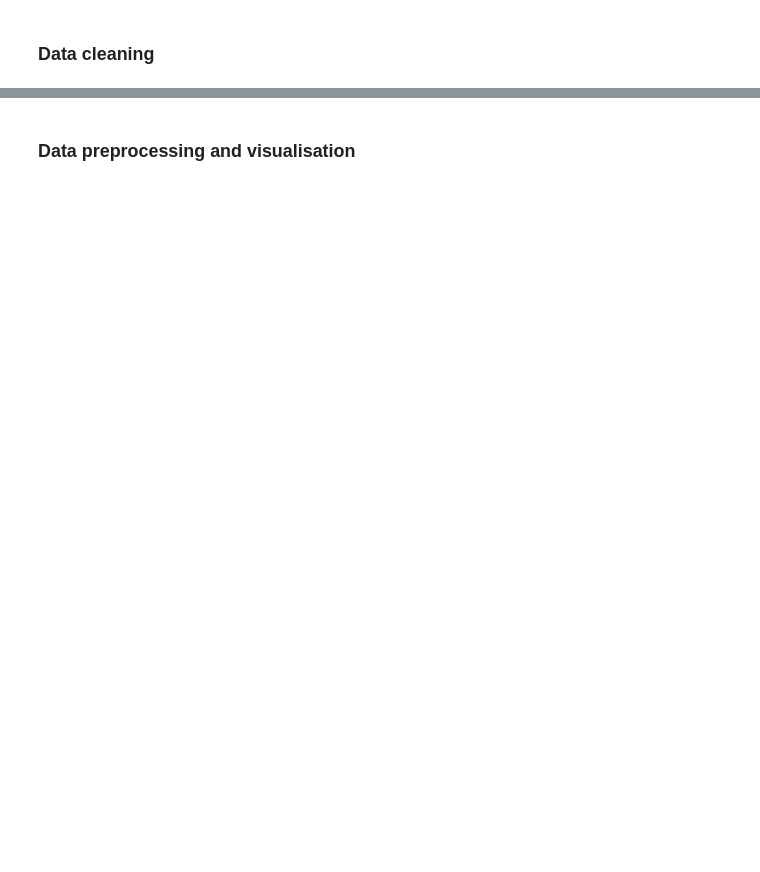
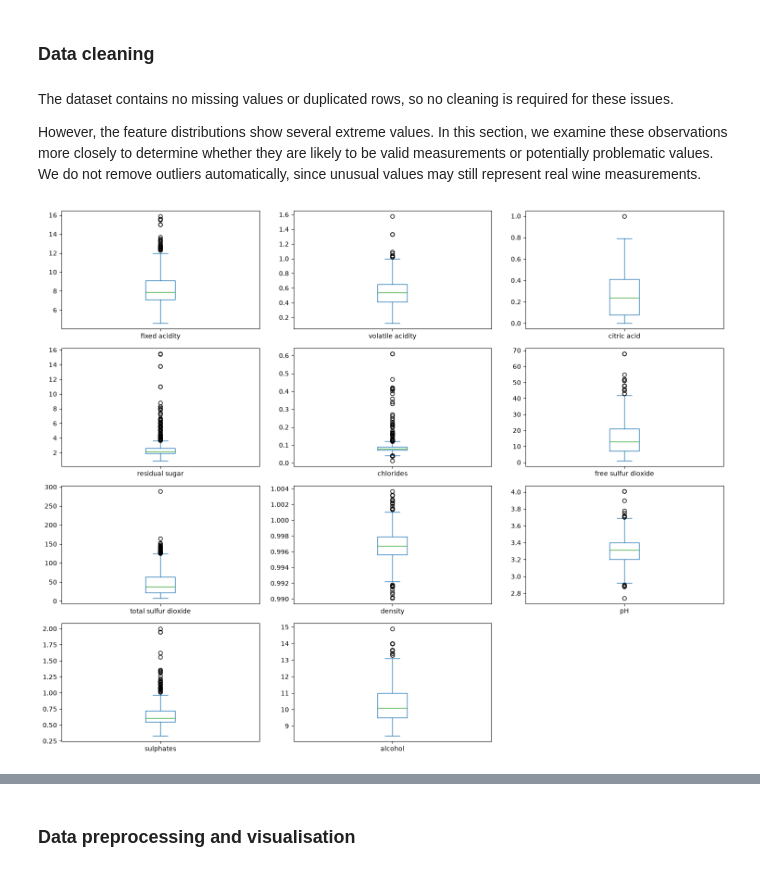
Before and after one commit to simatabatabaei-coder/Classification-of-Wine, a Jupyter notebook: CA3_template.ipynb, the cells around one changed output, grey strips where cells are left out. Drawn from its saved outputs; the diff is of its cells as text; code cells hidden in the pictures; blank space fills up the shorter version.

```diff
--- a/CA3_template.ipynb
+++ b/CA3_template.ipynb
@@ -83,2 +199,73 @@ The feature distributions show that some variables have different numerical scal
 # %% [markdown]
 ### Data cleaning
+# %% [markdown]
+The dataset contains no missing values or duplicated rows, so no cleaning is required for these issues.
+
+However, the feature distributions show several extreme values. In this section, we examine these observations more closely to determine whether they are likely to be valid measurements or potentially problematic values. We do not remove outliers automatically, since unusual values may still represent real wine measurements.
+# %%
+# Visualize possible outliers in all physicochemical features
+features = train_df.drop(columns=["quality", "Id"])
+
+features.plot(
+    kind="box",
+    subplots=True,
+    layout=(4, 3),
+    figsize=(15, 12)
+)
+
+plt.tight_layout()
+plt.show()
+
+
+# Count possible outliers using the IQR method
+for feature in features.columns:
+    Q1 = features[feature].quantile(0.25)
+    Q3 = features[feature].quantile(0.75)
+    IQR = Q3 - Q1
+
+    lower_bound = Q1 - 1.5 * IQR
+    upper_bound = Q3 + 1.5 * IQR
+
+    outliers = features[
+        (features[feature] < lower_bound) |
+        (features[feature] > upper_bound)
+    ]
+
+    print(feature, ":", len(outliers))
+
+
+    # Check minimum and maximum values for each feature
+print(features.agg(["min", "max"]).T)
+
+
+# Calculate IQR bounds for each feature
+Q1 = features.quantile(0.25)
+Q3 = features.quantile(0.75)
+IQR = Q3 - Q1
+
+lower_bound = Q1 - 1.5 * IQR
+upper_bound = Q3 + 1.5 * IQR
+
+# Mark potential outliers
+outlier_mask = (features < lower_bound) | (features > upper_bound)
+
+# Count how many features are outliers in each sample
+outlier_count = outlier_mask.sum(axis=1)
+
+# Show samples with the largest number of potential outliers
+outlier_samples = train_df.copy()
+outlier_samples["outlier_count"] = outlier_count
+
+outlier_samples.sort_values(
+    "outlier_count",
+    ascending=False
+)
+
+print(outlier_count.value_counts().sort_index())  # Display the count of samples with each number of outliers
+
+# Show samples that are potential outliers in at least 3 features
+suspicious_samples = outlier_samples[outlier_samples["outlier_count"] >= 3]
+
+display(suspicious_samples.sort_values("outlier_count", ascending=False))
+# %% [output]
+[figure, added]
```
Also changed, not shown: parts of 30 cells of this notebook.
